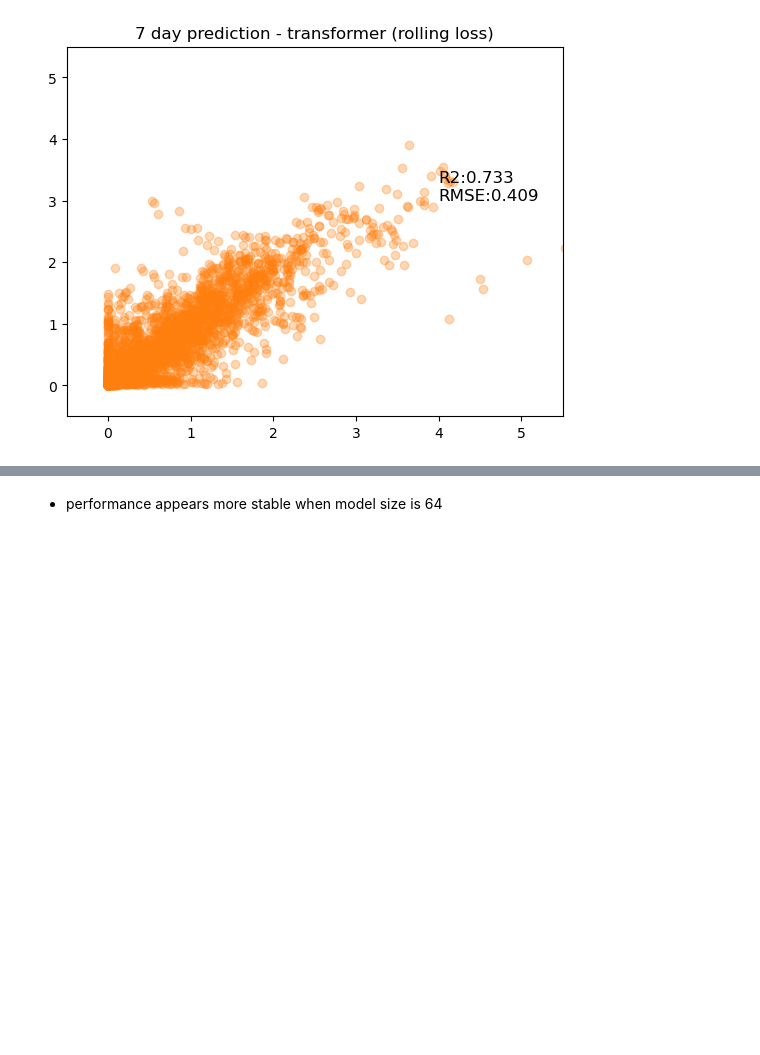
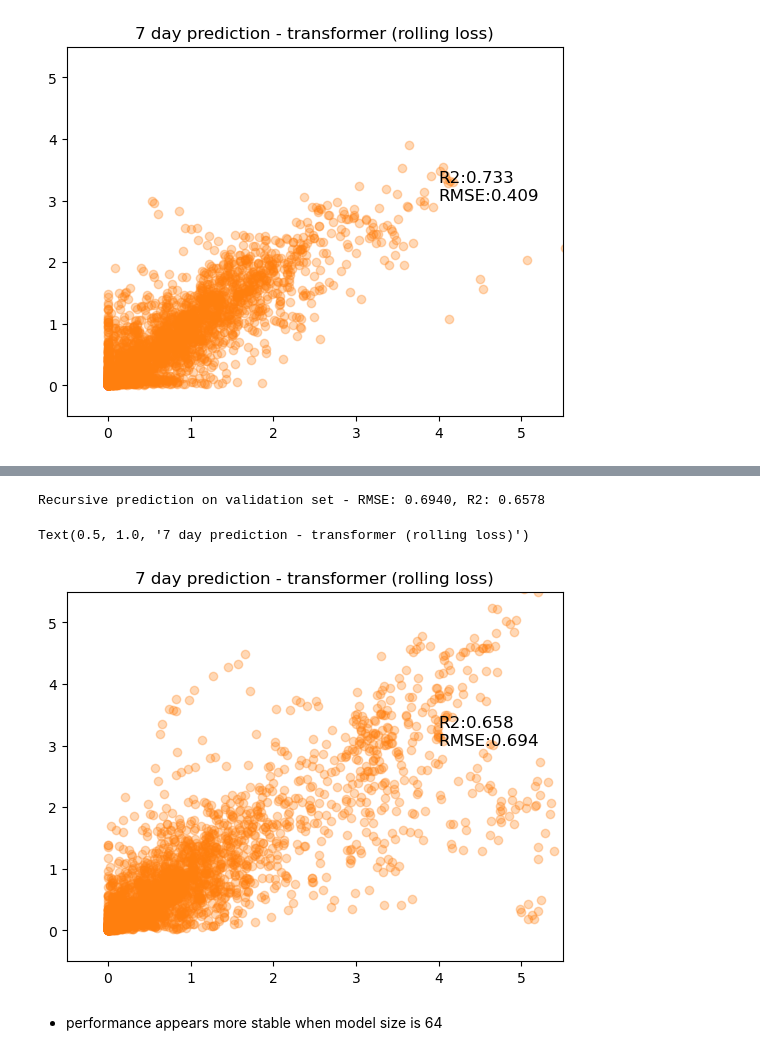
Before and after one commit to PinaColadast/eth-capstone-treewater-deficit, a Jupyter notebook: 04_Transformer_training_7.ipynb, the cells around one changed output, grey strips where cells are left out. Cells and saved outputs as stored; diff of their text form; code cells hidden in the pictures; blank space fills up the shorter version.

```diff
--- a/04_Transformer_training_7.ipynb
+++ b/04_Transformer_training_7.ipynb
@@ -760,3 +805,22 @@ Text(0.5, 1.0, '7 day prediction - transformer (rolling loss)')
+# %%
+y_pred_test_at, y_test_at = utils.compute_recursive_predictions_fast_torch(model_best.to(device), test_df_at, feature_window_size=lag_n,
+label_window_size=1, shift=1, config=config, batch_size=128)
+
+
+rmse_at_test= root_mean_squared_error(utils.clip_and_inverse_log2_transform(y_test_at), utils.clip_and_inverse_log2_transform(y_pred_test_at))
+r2_at_test = r2_score(utils.clip_and_inverse_log2_transform(y_test_at), utils.clip_and_inverse_log2_transform(y_pred_test_at))
+print(f"Recursive prediction on validation set - RMSE: {rmse_at_test:.4f}, R2: {r2_at_test:.4f}")
+
+plt.scatter(utils.clip_and_inverse_log2_transform(y_test_at), utils.clip_and_inverse_log2_transform(y_pred_test_at), alpha=0.3, color = "tab:orange")
+plt.text(x=4, y = 3, s = f"RMSE:{rmse_at_test:.3f}", fontsize = 12)
+plt.text(x= 4, y = 3.3, s=f"R2:{r2_at_test:.3f}", fontsize = 12)
+plt.xlim(-0.5,5.5)
+plt.ylim(-0.5, 5.5)
+plt.title("7 day prediction - transformer (rolling loss)")
+# %% [output]
+Recursive prediction on validation set - RMSE: 0.6940, R2: 0.6578
+Text(0.5, 1.0, '7 day prediction - transformer (rolling loss)')
+[figure, added]
 # %% [markdown]
 - performance appears more stable when model size is 64
 # %%
```
Also changed, not shown: parts of 6 cells of this notebook, 27 other files.
